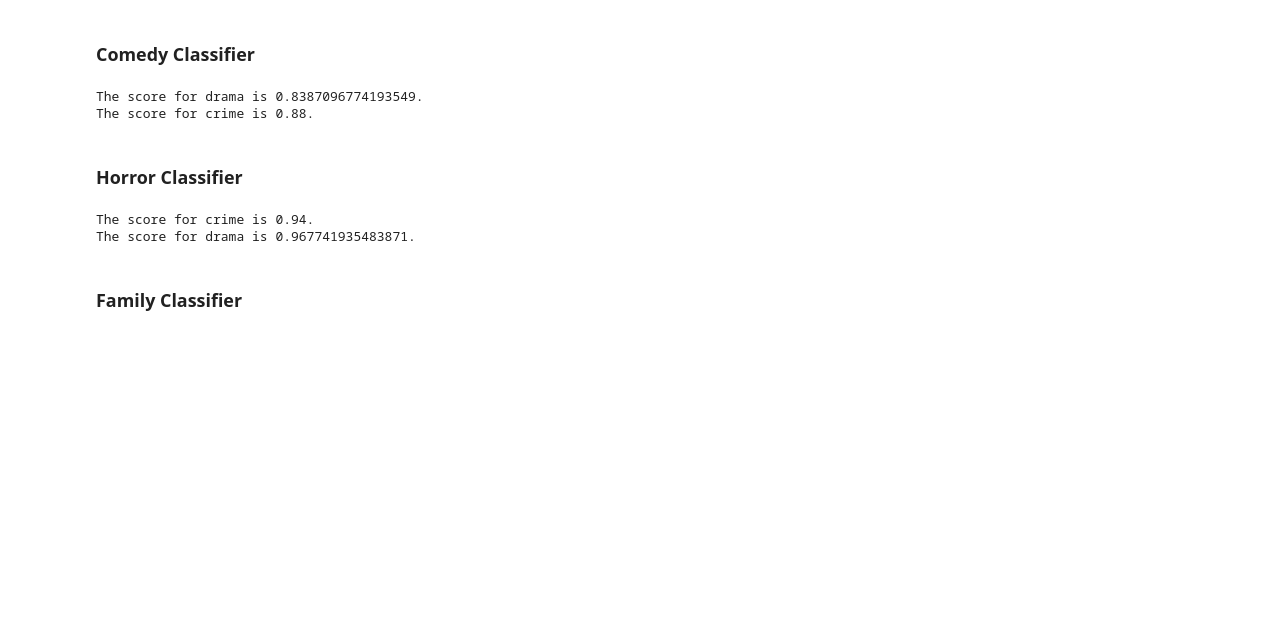
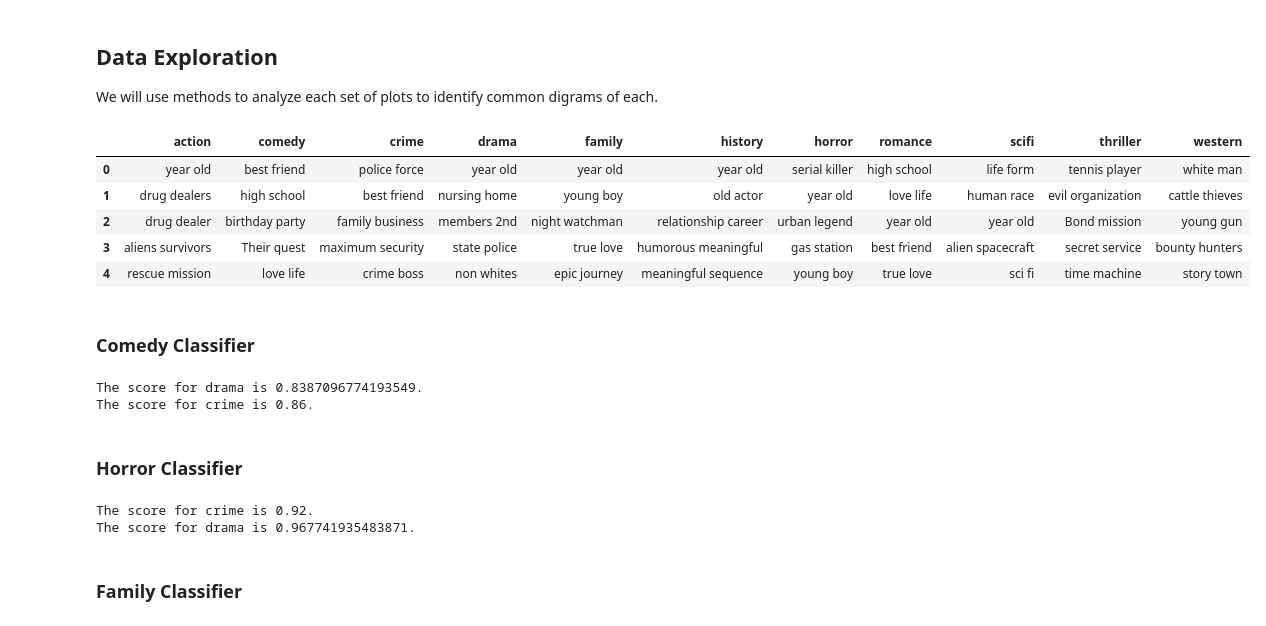
Before and after one commit to cbrackeen05/Movie_Suggestor, a Jupyter notebook: Final Capstone Project.ipynb, the cells around one changed output. Drawn from its saved outputs; the diff is of its cells as text; code cells hidden in the pictures; blank space fills up the shorter version.

```diff
--- a/Final Capstone Project.ipynb
+++ b/Final Capstone Project.ipynb
@@ -68,3 +71,7 @@ genre_data = [comedy,horror,action,crime,drama,family,history,romance,scifi,thri
 
 # Applying data cleaning fucntion to our list of genre data
 genre_data = clean_data(genre_data)
+# %% [markdown]
+## Data Exploration
+
+We will use methods to analyze each set of plots to identify common digrams of each.
@@ -71,3 +129,26 @@ genre_data = clean_data(genre_data)
+# %%
+top_word_dict = {
+    'comedy': top_digrams(comedy),
+    'horror': top_digrams(horror),
+    'family': top_digrams(family),
+    'action': top_digrams(action),
+    'drama': top_digrams(drama),
+    'romance': top_digrams(romance),
+    'crime': top_digrams(crime),
+    'western': top_digrams(western),
+    'history': top_digrams(history),
+    'thriller': top_digrams(thriller),
+    'scifi': top_digrams(scifi)
+}
+# %%
+display(pd.DataFrame(top_word_dict))
+# %% [output]
+|  | action | comedy | crime | drama | family | history | horror | romance | scifi | thriller | western |
+| 0 | year old | best friend | police force | year old | year old | year old | serial killer | high school | life form | tennis player | white man |
+| 1 | drug dealers | high school | best friend | nursing home | young boy | old actor | year old | love life | human race | evil organization | cattle thieves |
+| 2 | drug dealer | birthday party | family business | members 2nd | night watchman | relationship career | urban legend | year old | year old | Bond mission | young gun |
+| 3 | aliens survivors | Their quest | maximum security | state police | true love | humorous meaningful | gas station | best friend | alien spacecraft | secret service | bounty hunters |
+| 4 | rescue mission | love life | crime boss | non whites | epic journey | meaningful sequence | young boy | true love | sci fi | time machine | story town |
 # %%
 # We will use plot, rating, and year for all of our classifiers
 
@@ -206,15 +289,19 @@ def test_data(rfc_10, ind, data):
 
     # Printing the accuracy of the test and which genre's data you are testing
     print('The score for {} is {}.'.format(gen,rfc_10.score(x_test,y_test)))
+    return rfc_10.score(x_test,y_test)
 
 # Drama
-test_data(rfc_com, 5, com_data)
+comdrama = test_data(rfc_com, 5, com_data)
 
-#Crime
-test_data(rfc_com, 4, com_data)
+# Crime
+comcrime = test_data(rfc_com, 4, com_data)
+
+# Getting score for main genre data
+comedy_score = np.average([comdrama,comcrime])
 # %% [output]
 The score for drama is 0.8387096774193549.
-The score for crime is 0.88.
+The score for crime is 0.86.
 # %% [markdown]
 ### Horror Classifier
 # %%
@@ -229,10 +316,13 @@ rfc_hor = RandomForestClassifier(max_depth=10)
 fit_data([rfc_hor], x_hor)
 
 # Testing on a couple genres that were not in training
-test_data(rfc_hor, 4, hor_data)
-test_data(rfc_hor, 5, hor_data)
+horcrime = test_data(rfc_hor, 4, hor_data)
+hordrama = test_data(rfc_hor, 5, hor_data)
+
+# Getting score for main genre data
+horror_score = np.average([hordrama,horcrime])
 # %% [output]
-The score for crime is 0.94.
+The score for crime is 0.92.
 The score for drama is 0.967741935483871.
 # %% [markdown]
 ### Family Classifier
```
Also changed, not shown: parts of 15 cells of this notebook.
